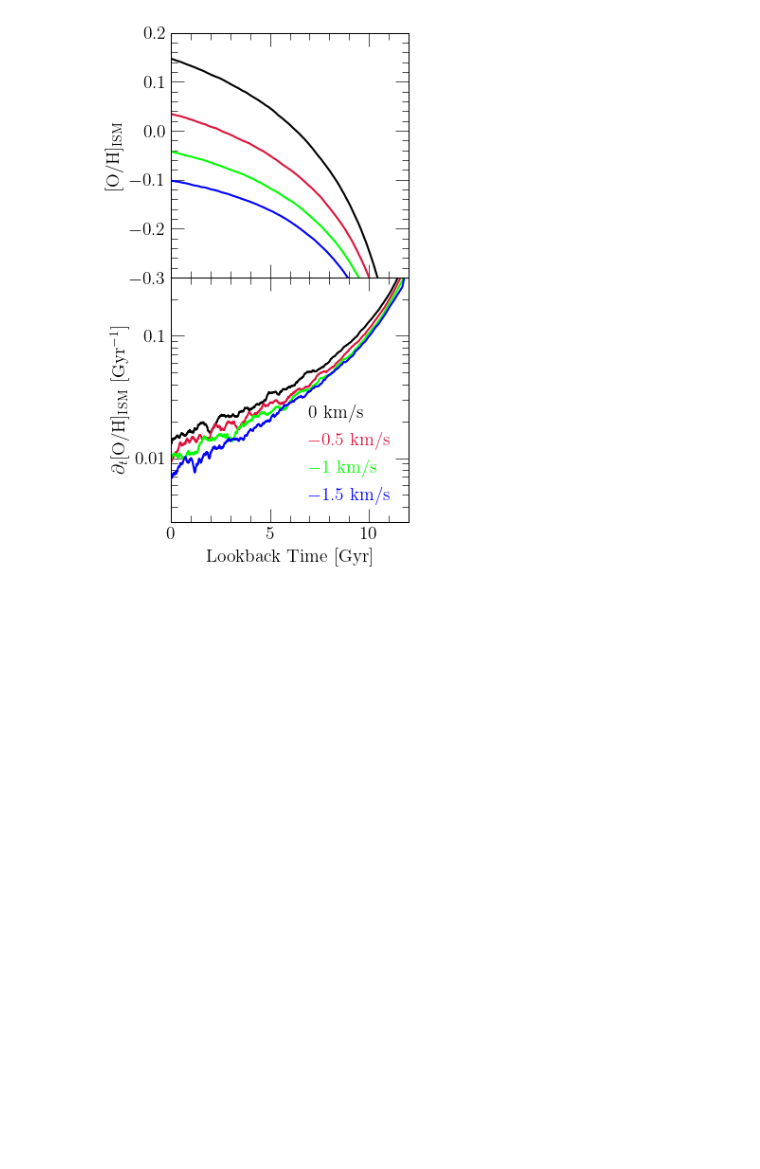
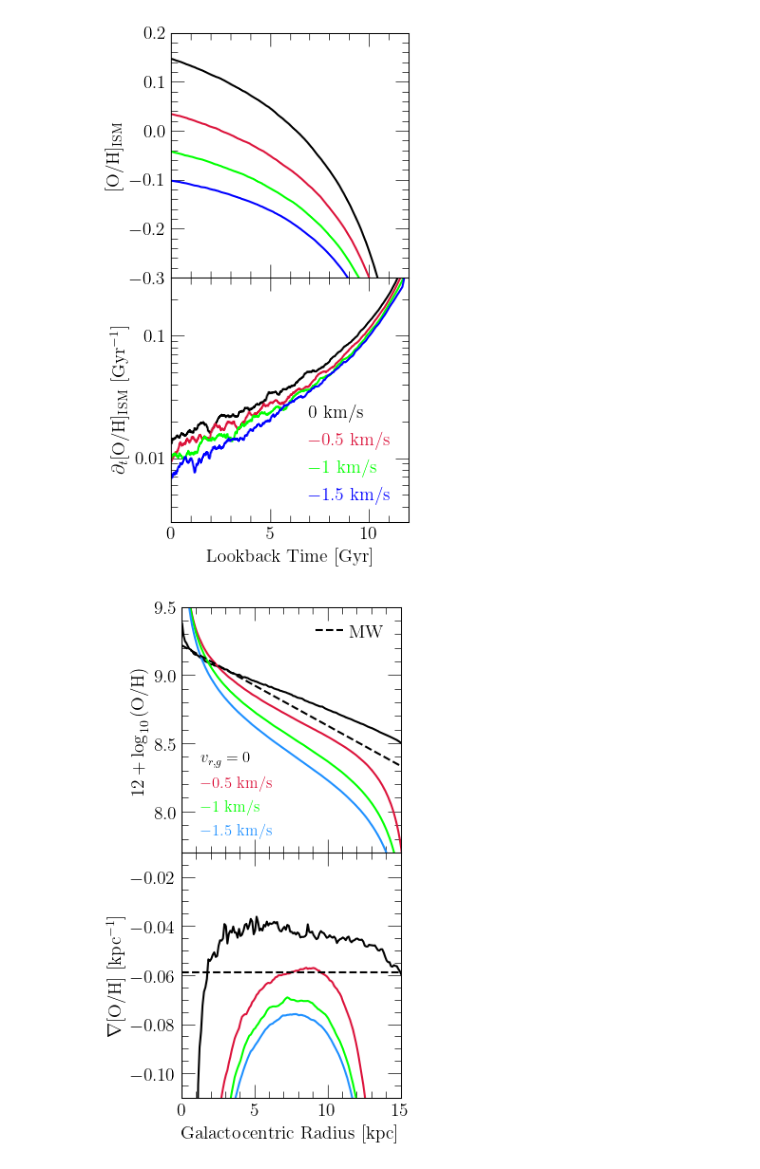
Before and after one commit to giganano/radial-flows, a Jupyter notebook: notebooks/constant.ipynb, the cells around one changed output. Cells and saved outputs as stored; diff of their text form; code cells hidden in the pictures; blank space fills up the shorter version.

```diff
--- a/notebooks/constant.ipynb
+++ b/notebooks/constant.ipynb
@@ -234,3 +234,89 @@ for ext in ["pdf", "jpeg"]:
 plt.show()
 # %% [output]
 [figure]
+# %%
+def mendezdelgado2022_profile():
+    radii = np.linspace(ax1.get_xlim()[0], ax1.get_xlim()[1], 100)
+#     oh = [np.log10(vice.solar_z.epsilon_to_z_conversion(9.22, 15.999) /
+#                    vice.solar_z['o']) - 0.059 * r for r in radii]
+    log_oh_plus12 = [9.22 - 0.059 * r for r in radii]
+    return [radii, log_oh_plus12]
+# %%
+COLORS = ["black", "crimson", "lime", "dodgerblue"]
+# LABELS = [r"$\dot L_\text{dyn} / L = %g$ Gyr$^{-1}$" % (_) for _ in [0, -0.05, -0.1, -0.15]]
+# LABELS = [r"$%g$ Gyr$^{-1}$" % (_) for _ in [0, -0.02, -0.05, -0.08]]
+# LABELS = [r"$\gamma = %g$" % (_) for _ in [0, 0.15, 0.2, 0.25]]
+LABELS = [r"$v_{r,g} = 0$", r"$-0.5$ km/s", r"$-1$ km/s", r"$-1.5$ km/s"]
+
+fig = plt.figure(figsize = (3.5, 6))
+ax1 = fig.add_subplot(211)
+ax2 = fig.add_subplot(212, sharex = ax1)
+plt.setp(ax1.get_xticklabels(), visible = False)
+ax2.set_xlabel(r"Galactocentric Radius [kpc]")
+ax1.set_ylabel(r"$12 + \log_{10}\text{(O/H)}$")
+# ax1.set_ylabel(r"[O/H]$_\text{ISM}$")
+ax2.set_ylabel(r"$\nabla$[O/H] [kpc$^{-1}$]")
+ax1.set_xlim([0, 15])
+# ax1.set_ylim([-0.7, 0.7])
+ax1.set_ylim([7.7, 9.5])
+ax2.set_ylim([-0.11, -0.01])
+# ax1.set_yticks([-0.5, 0, 0.5])
+ax2.set_yticks([-0.1, -0.08, -0.06, -0.04, -0.02])
+
+kwargs = {
+    "c": named_colors()["black"],
+    "linestyle": "--",
+    "zorder": 1000,
+    "label": "MW"
+}
+radii, logohplus12 = mendezdelgado2022_profile()
+line1 = ax1.plot(radii, logohplus12, **kwargs)[0]
+line2 = ax2.axhline(-0.059, **kwargs)
+kwargs = {
+    "loc": mpl_loc("upper right"),
+    "handlelength": 1.5
+}
+leg = ax1.legend(**kwargs)
+ax1.add_artist(leg)
+line1.set_label(None)
+line2.set_label(None)
+
+def plot_prediction(output, zone_width = 0.1, **kwargs):
+#     radii = [zone_width * (i + 0.5) for i in range(len(output.zones.keys()))]
+    radii = [zone_width * (i + 0.5) for i in range(int(15.5 / zone_width))]
+    oh = []
+    dohdr = []
+    for i in range(len(radii)):
+        oh.append(output.zones["zone%d" % (i)].history["[o/h]"][-1])
+    oh = [oh_to_12pluslog(_) for _ in oh]
+    for i in range(len(radii) - 1):
+        dohdr.append((oh[i + 1] - oh[i]) / (radii[i + 1] - radii[i]))
+    ax1.plot(radii, oh, **kwargs)
+    dohdr = boxcarsmoothtrend(radii[:-1], dohdr, window = 10)
+    ax2.plot(radii[:-1], dohdr, **kwargs)
+
+# plot_prediction(output, c = named_colors()["black"])
+for i in range(len(outputs)):
+    kwargs = {
+        "c": named_colors()[COLORS[i]],
+        "label": LABELS[i]
+    }
+    plot_prediction(outputs[i], **kwargs)
+
+kwargs = {
+    "loc": mpl_loc("lower left"),
+    "handlelength": 0,
+    "fontsize": 12
+}
+leg = ax1.legend(**kwargs)
+fancy_legend(leg, COLORS)
+
+plt.tight_layout()
+plt.subplots_adjust(hspace = 0)
+for ext in ["pdf", "jpeg"]:
+    kwargs = {}
+    if ext == "jpeg": kwargs["dpi"] = 200
+    plt.savefig("./constant/presentday-oh-profiles-gradients.%s" % (ext), **kwargs)
+plt.show()
+# %% [output]
+[figure, added]
```
Also changed, not shown: parts of 1 cell of this notebook, 13 other files.
